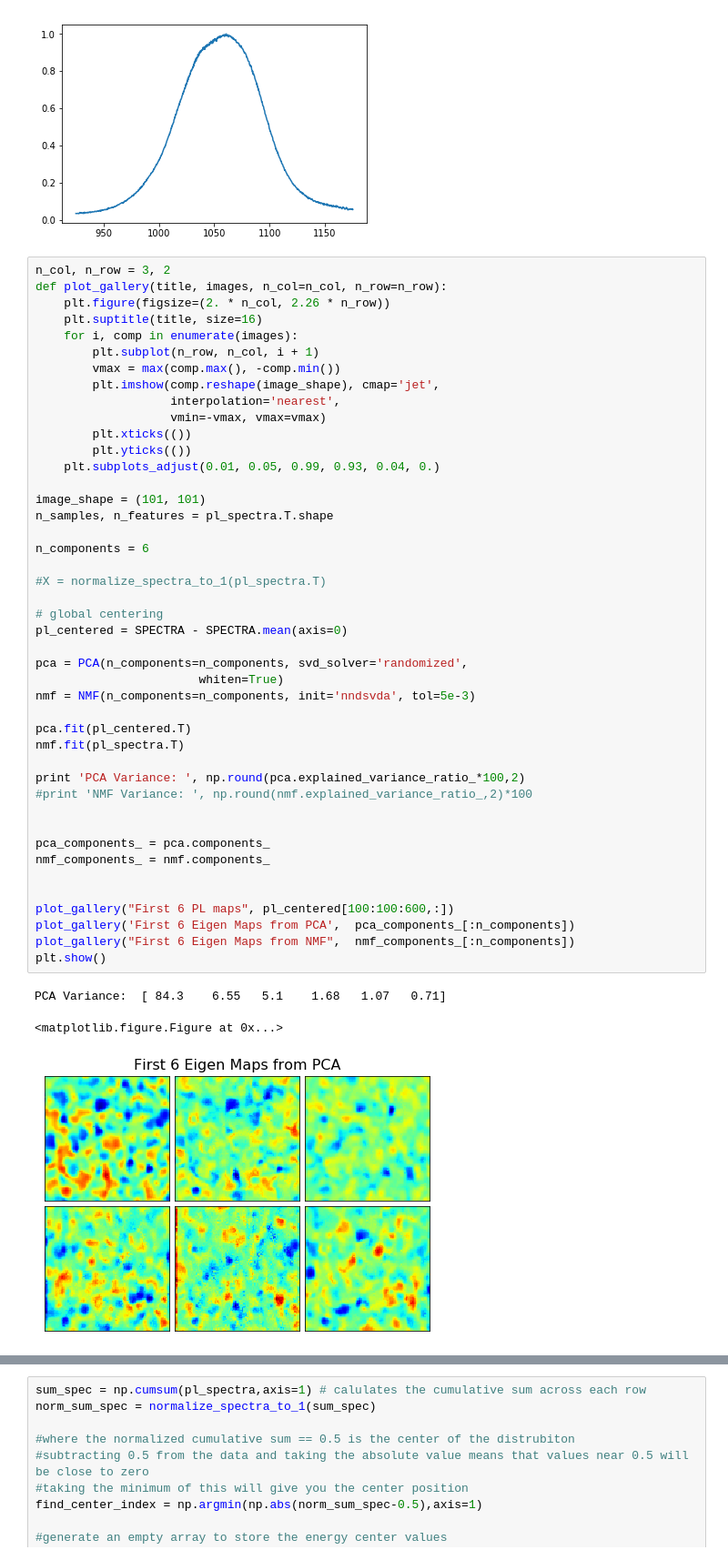
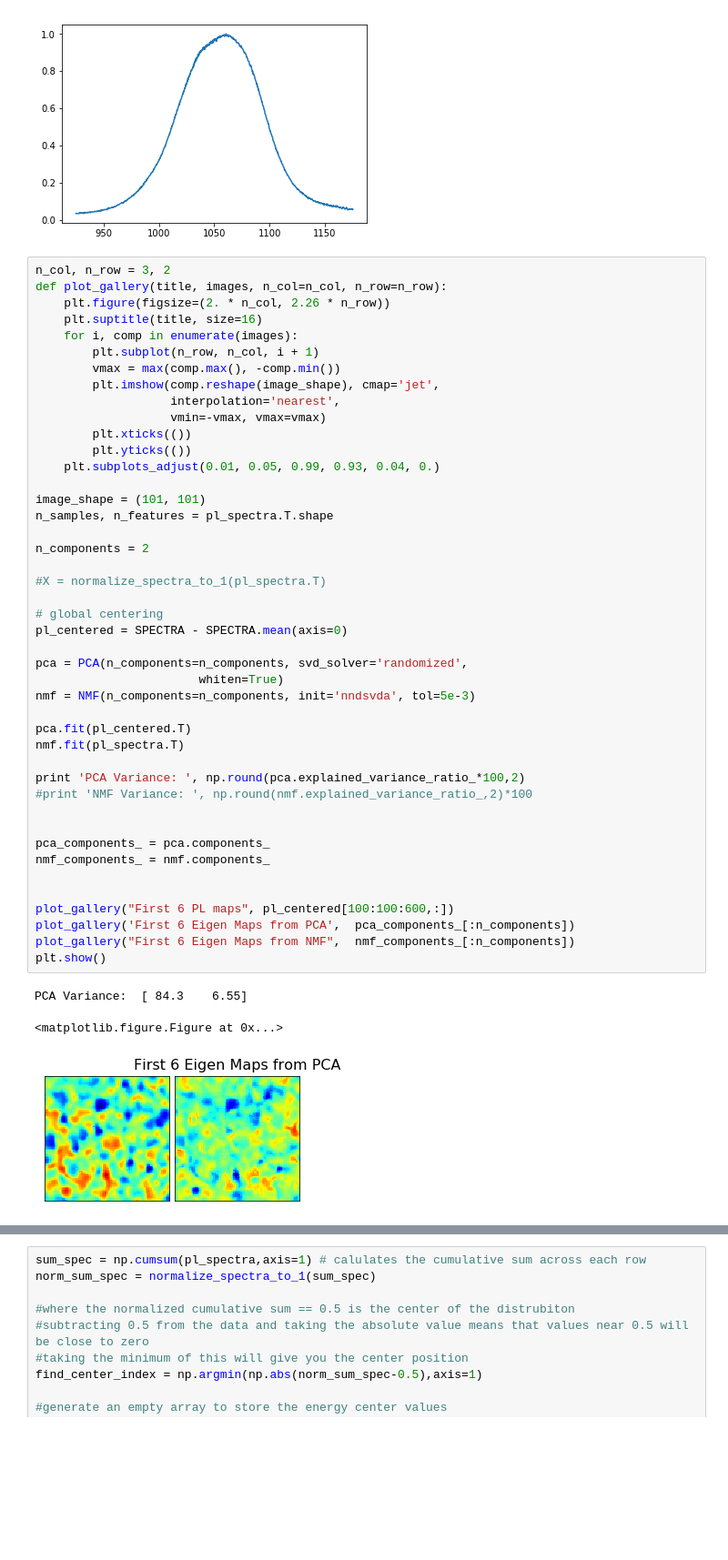
Before and after one commit to ttmn313/CIGS_Na_Analysis, a Jupyter notebook: PL_PCA.ipynb, the cells around one changed output, grey strips where cells are left out. Shown at 91% size. Saved outputs shown, nothing was run; the diff lists cells and outputs as text; blank space fills up the shorter version.

```diff
--- a/PL_PCA.ipynb
+++ b/PL_PCA.ipynb
@@ -170,33 +170,33 @@ def plot_gallery(title, images, n_col=n_col, n_row=n_row):
 image_shape = (101, 101)
 n_samples, n_features = pl_spectra.T.shape
 
-n_components = 6
+n_components = 2
 
 #X = normalize_spectra_to_1(pl_spectra.T)
 
 # global centering
 pl_centered = SPECTRA - SPECTRA.mean(axis=0)
 
 pca = PCA(n_components=n_components, svd_solver='randomized',
                        whiten=True)
 nmf = NMF(n_components=n_components, init='nndsvda', tol=5e-3)
 
 pca.fit(pl_centered.T)
 nmf.fit(pl_spectra.T)
 
 print 'PCA Variance: ', np.round(pca.explained_variance_ratio_*100,2)
 #print 'NMF Variance: ', np.round(nmf.explained_variance_ratio_,2)*100
 
 
 pca_components_ = pca.components_
 nmf_components_ = nmf.components_
 
 
 plot_gallery("First 6 PL maps", pl_centered[100:100:600,:])
 plot_gallery('First 6 Eigen Maps from PCA',  pca_components_[:n_components])
 plot_gallery("First 6 Eigen Maps from NMF",  nmf_components_[:n_components])
 plt.show()
 # %% [output]
-PCA Variance:  [ 84.3    6.55   5.1    1.68   1.07   0.71]
+PCA Variance:  [ 84.3    6.55]
 <matplotlib.figure.Figure at 0x...>
-[figure, old version]
+[figure, new version]
```
Also changed, not shown: parts of 6 cells of this notebook.
